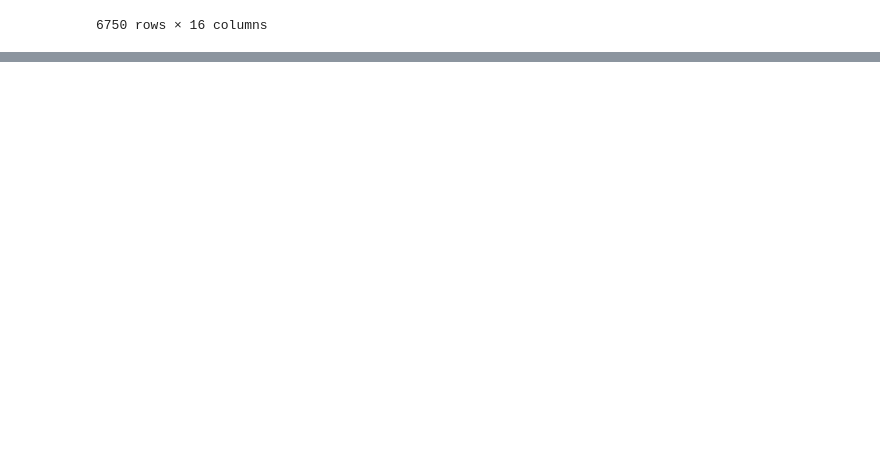
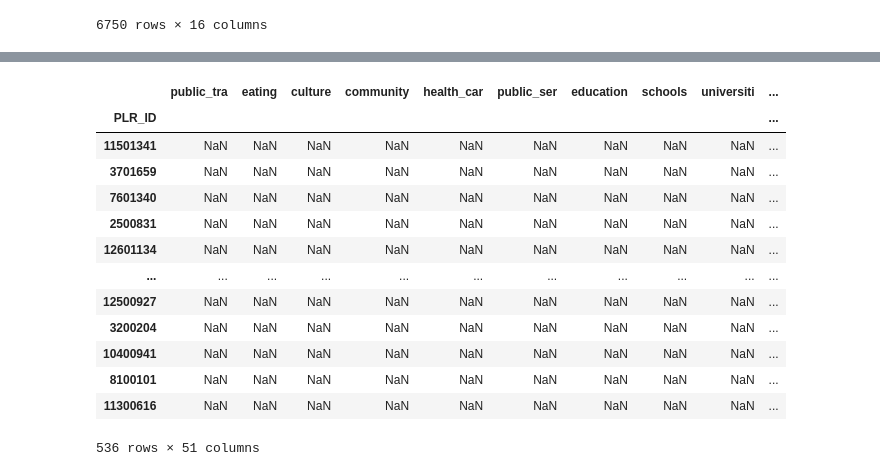
Before and after one commit to Safiaaaaa/YouthInTheCity, a Jupyter notebook: notebooks/safia_preprocessing_social_demo_data.ipynb, the cells around one changed output, grey strips where cells are left out. Cells and saved outputs as stored; diff of their text form; code cells hidden in the pictures; blank space fills up the shorter version.

```diff
--- a/notebooks/safia_preprocessing_social_demo_data.ipynb
+++ b/notebooks/safia_preprocessing_social_demo_data.ipynb
@@ -224,0 +337,2 @@ return corr_df
+# %%
+knn = KNNImputer(missing_values= np.nan)
@@ -224,0 +394,10 @@ return corr_df
+# %%
+
+X = gdf.drop(columns=['geometry', 'BZR_NAME', 'child_pov'])
+
+columns = list(X.columns)
+
+X_transformed = knn.fit_transform(X)
+X_transformed = pd.DataFrame(X_transformed)
+X_transformed.columns = columns
+X_transformed.shape
@@ -224,0 +422,21 @@ return corr_df
+# %%
+for c in columns:
+
+    gdf[c] = X_transformed[c]
+
+gdf
+# %% [output]
+|  | public_tra | eating | culture | community | health_car | public_ser | education | schools | universiti | ... |
+| PLR_ID |  |  |  |  |  |  |  |  |  | ... |
+| 11501341 | NaN | NaN | NaN | NaN | NaN | NaN | NaN | NaN | NaN | ... |
+| 3701659 | NaN | NaN | NaN | NaN | NaN | NaN | NaN | NaN | NaN | ... |
+| 7601340 | NaN | NaN | NaN | NaN | NaN | NaN | NaN | NaN | NaN | ... |
+| 2500831 | NaN | NaN | NaN | NaN | NaN | NaN | NaN | NaN | NaN | ... |
+| 12601134 | NaN | NaN | NaN | NaN | NaN | NaN | NaN | NaN | NaN | ... |
+| ... | ... | ... | ... | ... | ... | ... | ... | ... | ... | ... |
+| 12500927 | NaN | NaN | NaN | NaN | NaN | NaN | NaN | NaN | NaN | ... |
+| 3200204 | NaN | NaN | NaN | NaN | NaN | NaN | NaN | NaN | NaN | ... |
+| 10400941 | NaN | NaN | NaN | NaN | NaN | NaN | NaN | NaN | NaN | ... |
+| 8100101 | NaN | NaN | NaN | NaN | NaN | NaN | NaN | NaN | NaN | ... |
+| 11300616 | NaN | NaN | NaN | NaN | NaN | NaN | NaN | NaN | NaN | ... |
+536 rows × 51 columns
```
Also changed, not shown: parts of 19 cells of this notebook, 6 other files.
